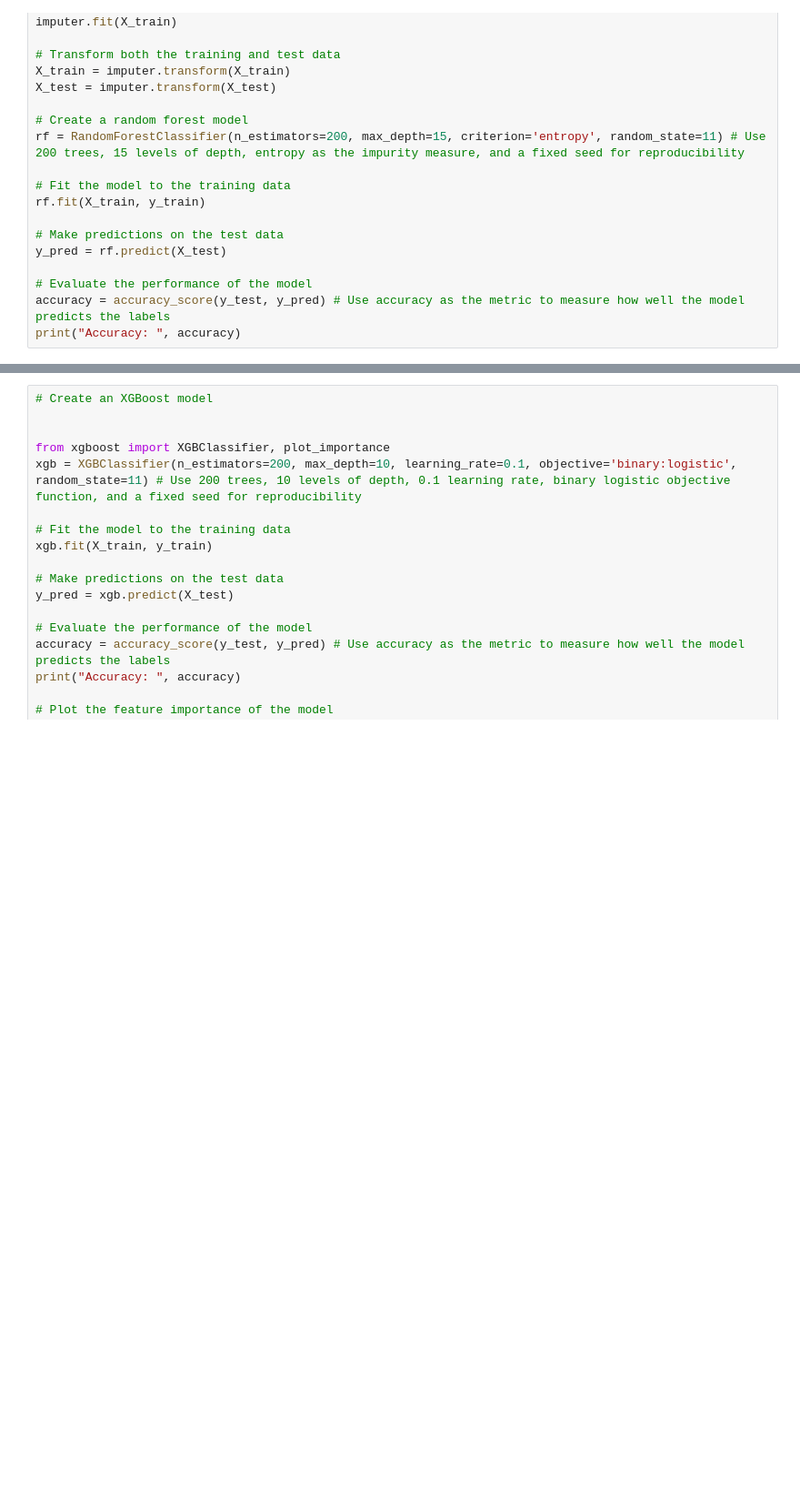
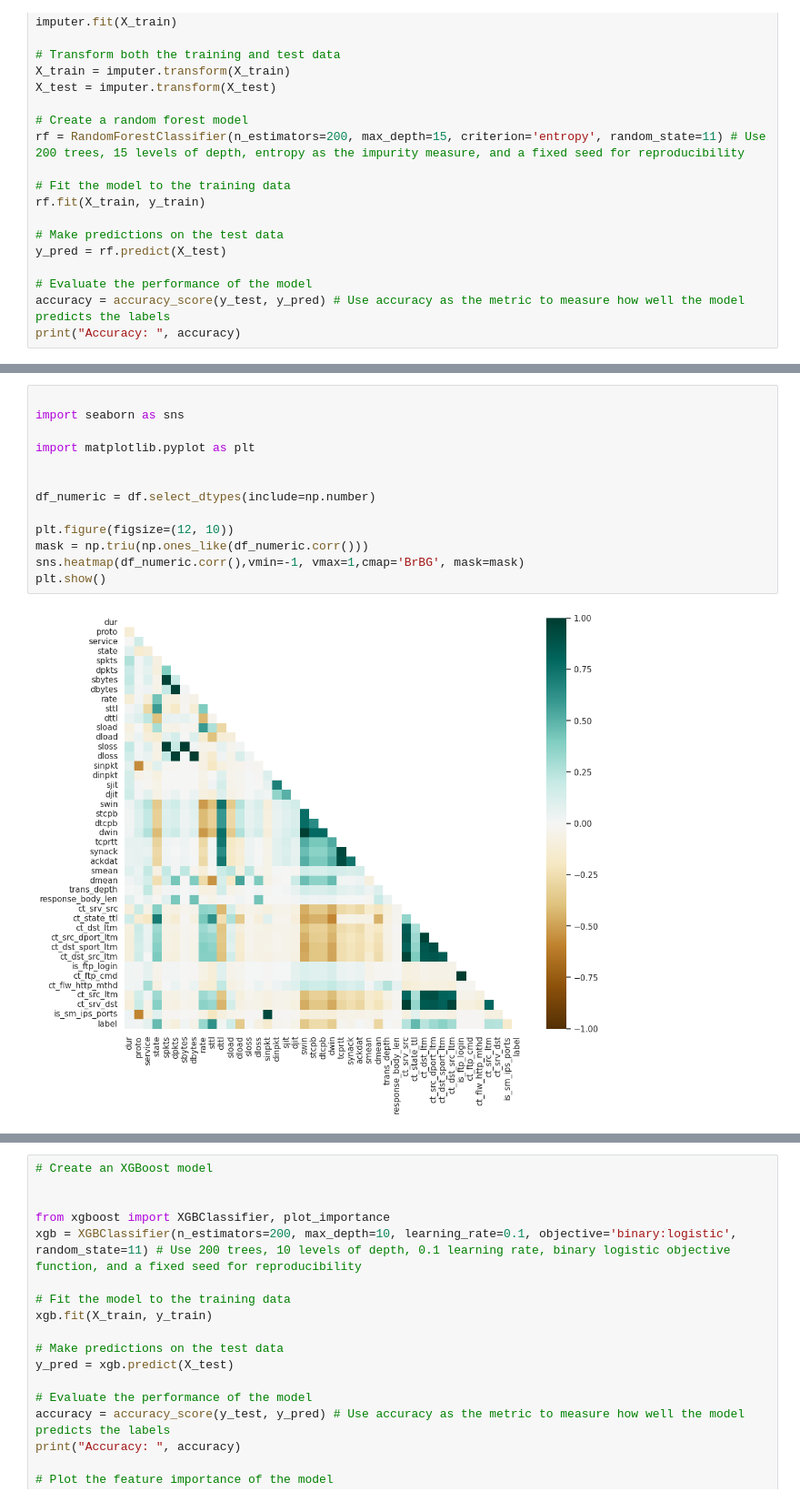
Before and after one commit to Abugahh/Detecting-Networks-Anomaly-using-ML, a Jupyter notebook: Project.ipynb, the cells around one changed output, grey strips where cells are left out. Shown at 91% size. Saved outputs shown, nothing was run; the diff lists cells and outputs as text; blank space fills up the shorter version.

```diff
--- a/Project.ipynb
+++ b/Project.ipynb
@@ -613,0 +695,15 @@ print("Accuracy: ", accuracy)
+# %%
+
+import seaborn as sns
+
+import matplotlib.pyplot as plt
+
+
+df_numeric = df.select_dtypes(include=np.number)
+
+plt.figure(figsize=(12, 10))
+mask = np.triu(np.ones_like(df_numeric.corr()))
+sns.heatmap(df_numeric.corr(),vmin=-1, vmax=1,cmap='BrBG', mask=mask)
+plt.show()
+# %% [output]
+[figure, added]
```
Also changed, not shown: parts of 14 cells of this notebook.
